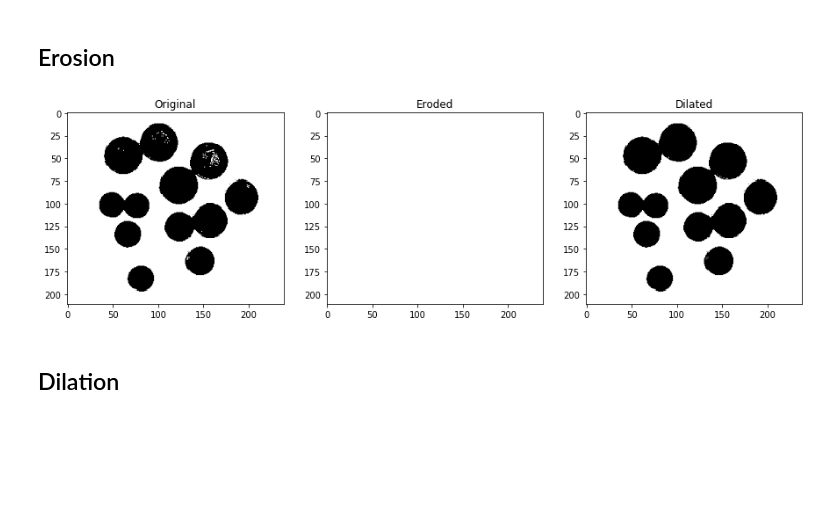
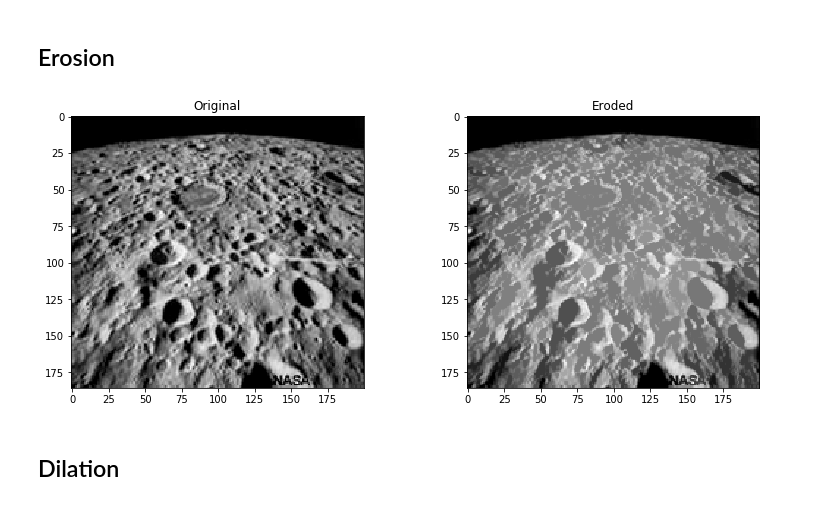
Before and after one commit to deshwalmahesh/Image-Processing, a Jupyter notebook: Part 1/Image Processing Part-1.ipynb, the cells around one changed output. Drawn from its saved outputs; the diff is of its cells as text; code cells hidden in the pictures; blank space fills up the shorter version.

```diff
--- a/Part 1/Image Processing Part-1.ipynb
+++ b/Part 1/Image Processing Part-1.ipynb
@@ -336,35 +336,30 @@ I hope you all have heard how people have created the Color Images from old blac
 # %%
 img = skimage.io.imread('erosion.jpeg')
 if len(img.shape)>2:
     img = exposure.rescale_intensity(img,(50,255))
     # img = skimage.color.rgb2gray(original_img)
-
 
 
 # Erosion
 erosion_seed = img.copy()
 erosion_seed[1:-1,1:-1] = img.max()
 mask = img
 eroded_img = reconstruction(erosion_seed,mask,method='erosion')
 
 # Plot
 f,ax = plt.subplots(1,2,figsize=(13,5))
 ax = ax.ravel()
 
 ax[0].imshow(img,cmap='gray')
 ax[0].set_title('Original')
 
 min_,max_ = eroded_img.min(), eroded_img.max()
 ax[1].imshow((eroded_img-min_)/(max_-min_)) # clipping
 ax[1].set_title('Eroded')
 
-min_,max_ = dilated_img.min(), dilated_img.max()
-ax[2].imshow((dilated_img-min_)/(max_-min_),cmap='gray') # clipping
-ax[2].set_title('Dilated')
-
 plt.show()
 # %% [output]
-[figure, old version]
+[figure, new version]
 # %% [markdown]
 ## Dilation
 # %%
```
Also changed, not shown: parts of 17 cells of this notebook, 2 other files.
